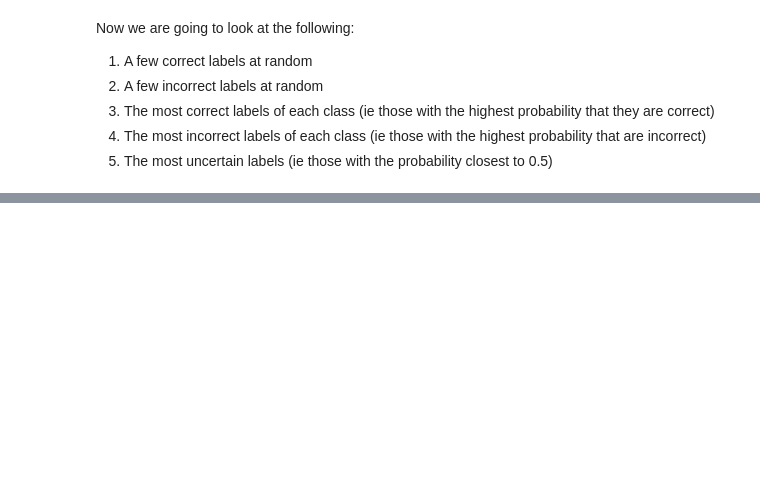
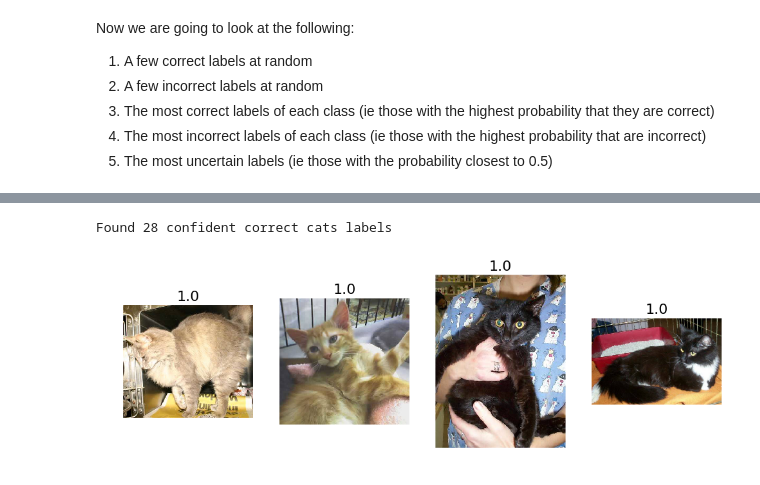
Before and after one commit to organicmatters/Learnfastai, a Jupyter notebook: deeplearning1/nbs/lesson1self.ipynb, the cells around one changed output, grey strips where cells are left out. Saved outputs shown, nothing was run; the diff lists cells and outputs as text; code cells hidden in the pictures; blank space fills up the shorter version.

```diff
--- a/deeplearning1/nbs/lesson1self.ipynb
+++ b/deeplearning1/nbs/lesson1self.ipynb
@@ -237,0 +269,9 @@ val_batches, probs = vgg.test(valid_path, batch_size = batch_size)
+# %%
+#3a. The images we were most confident were cats, and actually were cats
+correct_cats = np.where((our_labels==0) & (our_labels==expected_labels))[0]
+print "Found %d confident correct cats labels" % len(correct_cats)
+most_correct_cats = np.argsort(our_predictions[correct_cats])[::-1][:n_view]
+plots_idx(correct_cats[most_correct_cats], our_predictions[correct_cats][most_correct_cats])
+# %% [output]
+Found 28 confident correct cats labels
+[figure, added]
```
Also changed, not shown: parts of 32 cells of this notebook.
